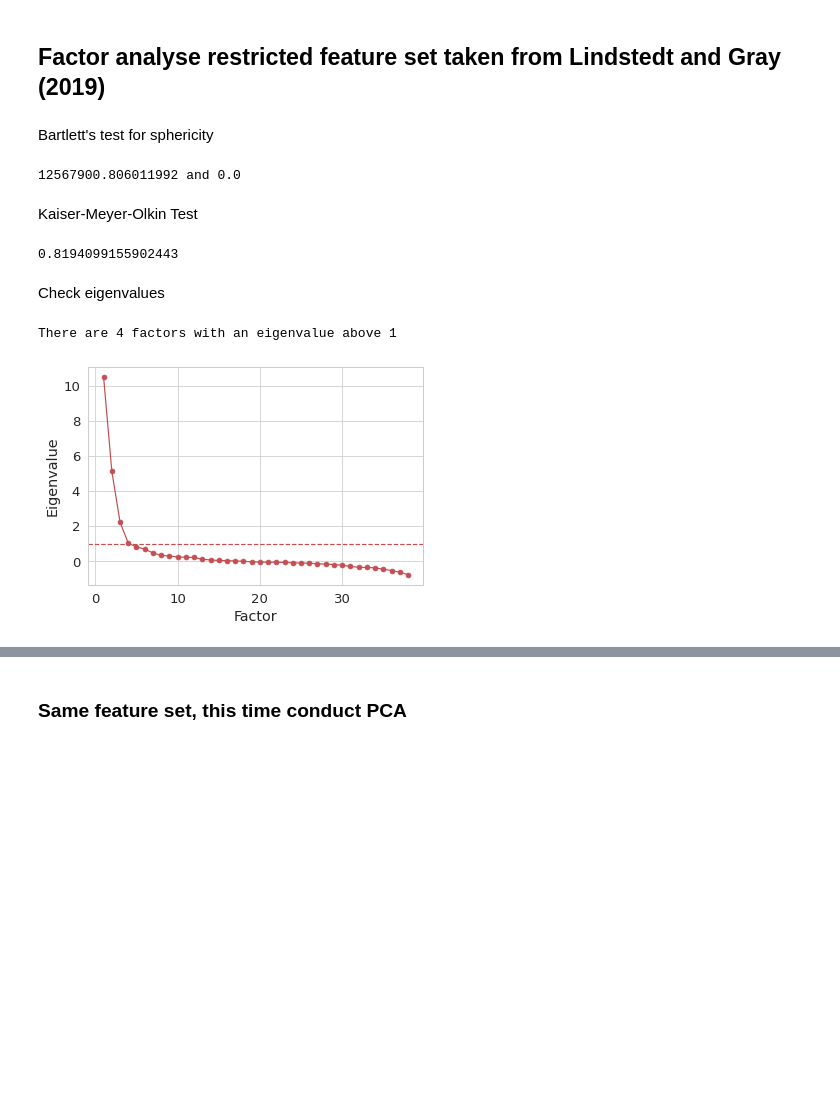
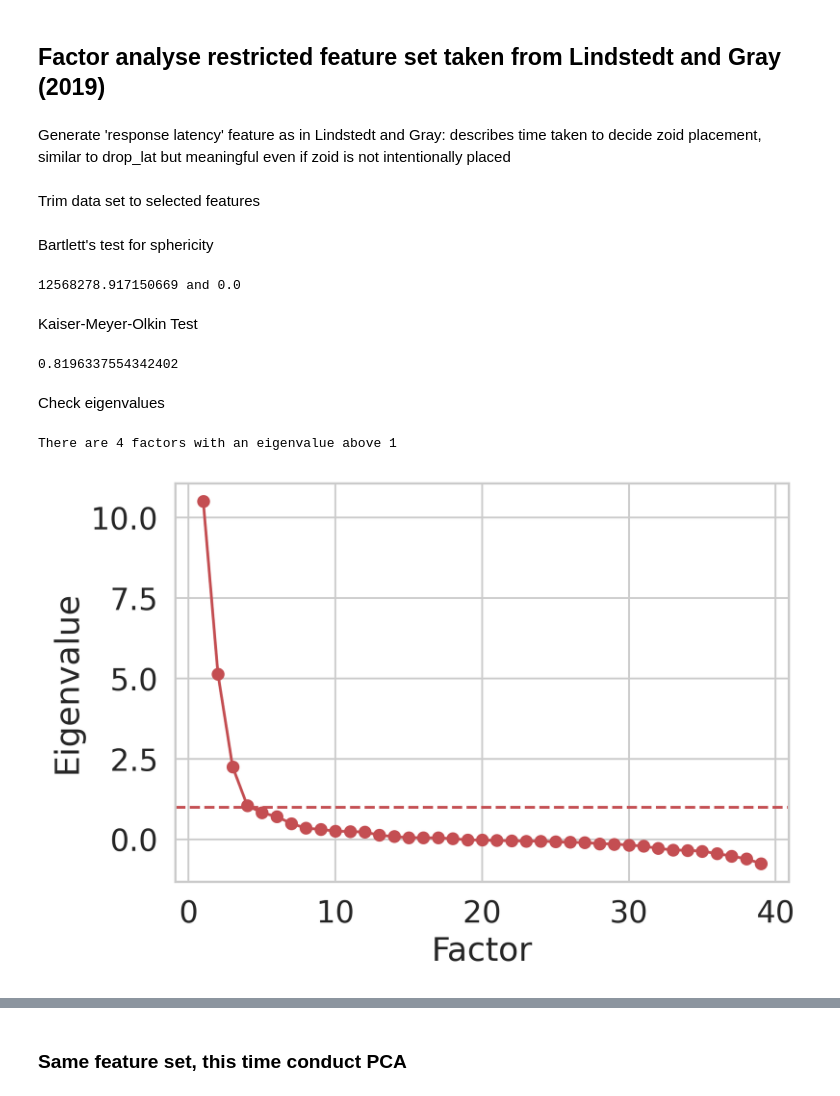
Before and after one commit to ozvar/tetris_osf_exploration, a Jupyter notebook: exploratory_analysis.ipynb, the cells around one changed output, grey strips where cells are left out. Saved outputs shown, nothing was run; the diff lists cells and outputs as text; code cells hidden in the pictures; blank space fills up the shorter version.

```diff
--- a/exploratory_analysis.ipynb
+++ b/exploratory_analysis.ipynb
@@ -88,3 +132,5 @@ eps.head()
+# %%
+eps = eps.drop(eps[eps['SID'].isin(['3189', 'F2015_1'])].index)
 # %% [markdown]
 ### Prepare dataframe for factor analysis - drop general and game summary outputs
 # %%
@@ -156,21 +202,34 @@ ev, loadings, fa = factor_analyse(short_eps,
 # %% [markdown]
 ## Factor analyse restricted feature set taken from Lindstedt and Gray (2019)
+# %% [markdown]
+Generate 'response latency' feature as in Lindstedt and Gray: describes time taken to decide zoid placement, similar to drop_lat but meaningful even if zoid is not intentionally placed
+# %%
+# create episode duration variable
+eps['ep_dur'] = eps.groupby('SID')['ts'].diff()
+# if drop latency is 0, response latency is episode duration in milliseconds, otherwise it is the drop latency
+eps['resp_lat'] = np.where(eps['drop_lat'] == 0, eps['ep_dur']*1000, eps['drop_lat'])
+# replace nan values with drop latency for edge cases
+eps['resp_lat'] = np.where(np.isnan(eps['resp_lat']), eps['drop_lat'], eps['resp_lat'])
+# convert to int64
+eps['resp_lat'] = eps['resp_lat'].astype('int')
+# %% [markdown]
+Trim data set to selected features
 # %%
-short_eps = eps[lindstedt_2019_features]
+short_eps = eps[lindstedt_2019_features+['resp_lat']]
 # %% [markdown]
 Bartlett's test for sphericity
 # %%
 chi, p = calculate_bartlett_sphericity(short_eps)
 print(f'{chi} and {p}')
 # %% [output]
-12567900.806011992 and 0.0
+12568278.917150669 and 0.0
 # %% [markdown]
 Kaiser-Meyer-Olkin Test
 # %%
 kmo_all,kmo_model=calculate_kmo(short_eps)
 print(kmo_model)
 # %% [output]
-0.8194099155902443
+0.8196337554342402
 # %%
 ev, loadings, fa = factor_analyse(short_eps,
                                   n_factors=6,
@@ -182,13 +241,13 @@ Check eigenvalues
 # %%
 ev, loadings, fa = factor_analyse(short_eps)
 
 ev_above_1 = [i for i in ev if i > 1]
 print(f'There are {len(ev_above_1)} factors with an eigenvalue above 1')
 
-scree_plot(ev)
+scree_plot(ev, xlabel='Factor', ylabel='Eigenvalue')
 # %% [output]
 There are 4 factors with an eigenvalue above 1
-[figure, old version]
+[figure, new version]
 # %%
 ev, loadings, fa = factor_analyse(short_eps,
                                   n_factors=4,
```
Also changed, not shown: parts of 31 cells of this notebook, 1 other file.
